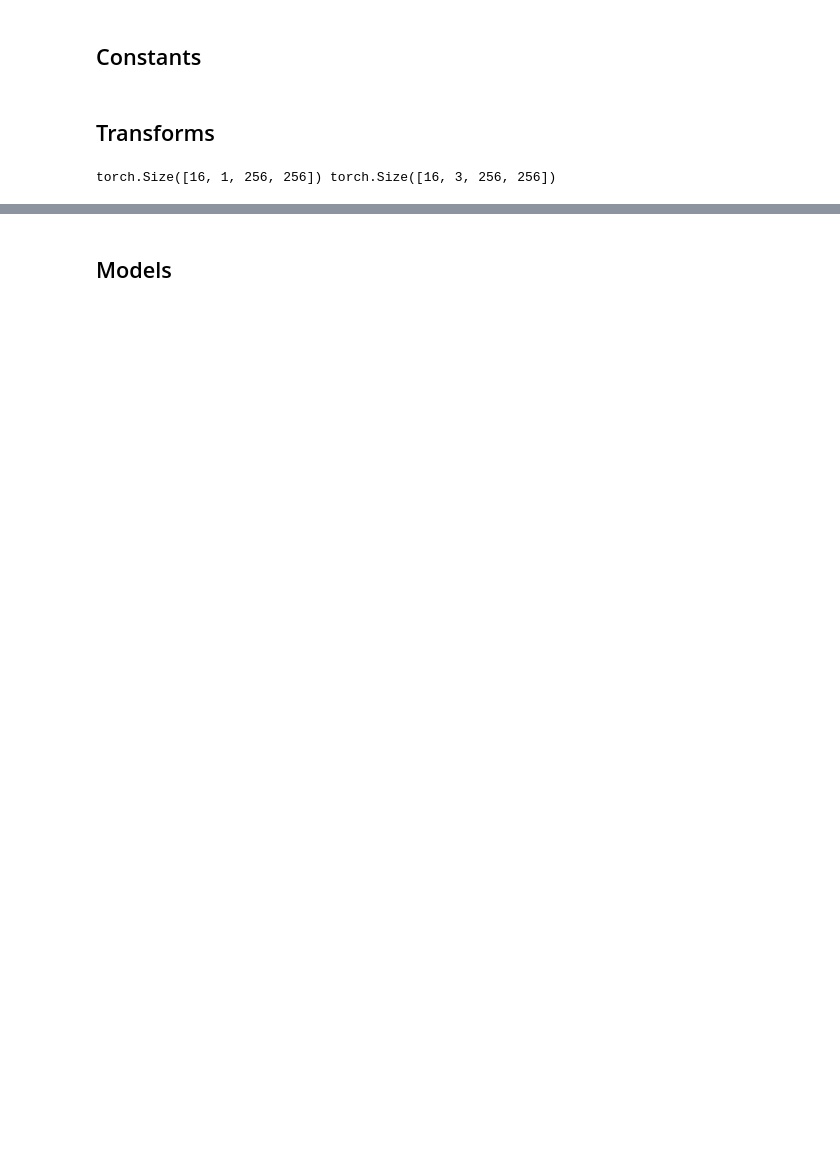
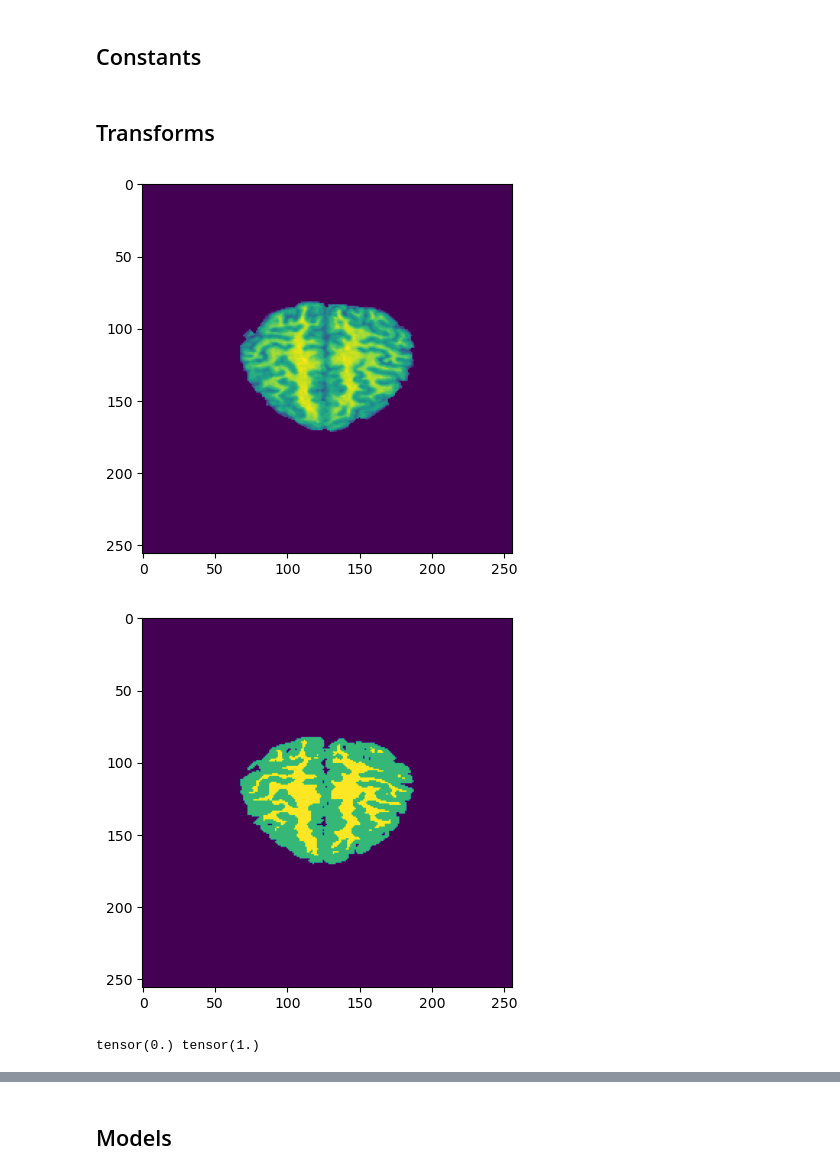
Before and after one commit to huytrnq/BrainSegmentation, a Jupyter notebook: 2D_Approach.ipynb, the cells around one changed output, grey strips where cells are left out. Cells and saved outputs as stored; diff of their text form; code cells hidden in the pictures; blank space fills up the shorter version.

```diff
--- a/2D_Approach.ipynb
+++ b/2D_Approach.ipynb
@@ -48,12 +55,18 @@ train_loader = DataLoader(train_dataset, batch_size=BATCH_SIZE, shuffle=True, nu
 
 val_dataset = BrainMRISliceDataset(os.path.join(ROOT_DIR, 'val'), slice_axis=2, transform=test_transform, num_classes=3, cache=True)
 val_loader = DataLoader(val_dataset, batch_size=BATCH_SIZE, shuffle=False, num_workers=NUM_WORKERS)
-# %%
-for images, masks in train_loader:
-    print(images.shape, masks.shape)
-    break
-# %% [output]
-torch.Size([16, 1, 256, 256]) torch.Size([16, 3, 256, 256])
+# %%
+image, mask = val_dataset[180]
+plt.imshow(image.permute(2, 1, 0).numpy())
+plt.show()
+
+plt.imshow(mask.permute(2, 1, 0).numpy())
+plt.show()
+print (image.min(), image.max())
+# %% [output]
+[figure, added]
+[figure, added]
+tensor(0.) tensor(1.)
 # %%
 image, mask = train_dataset[180]
 plt.imshow(image.permute(2, 1, 0).numpy())
```
Also changed, not shown: parts of 13 cells of this notebook, 5 other files.
